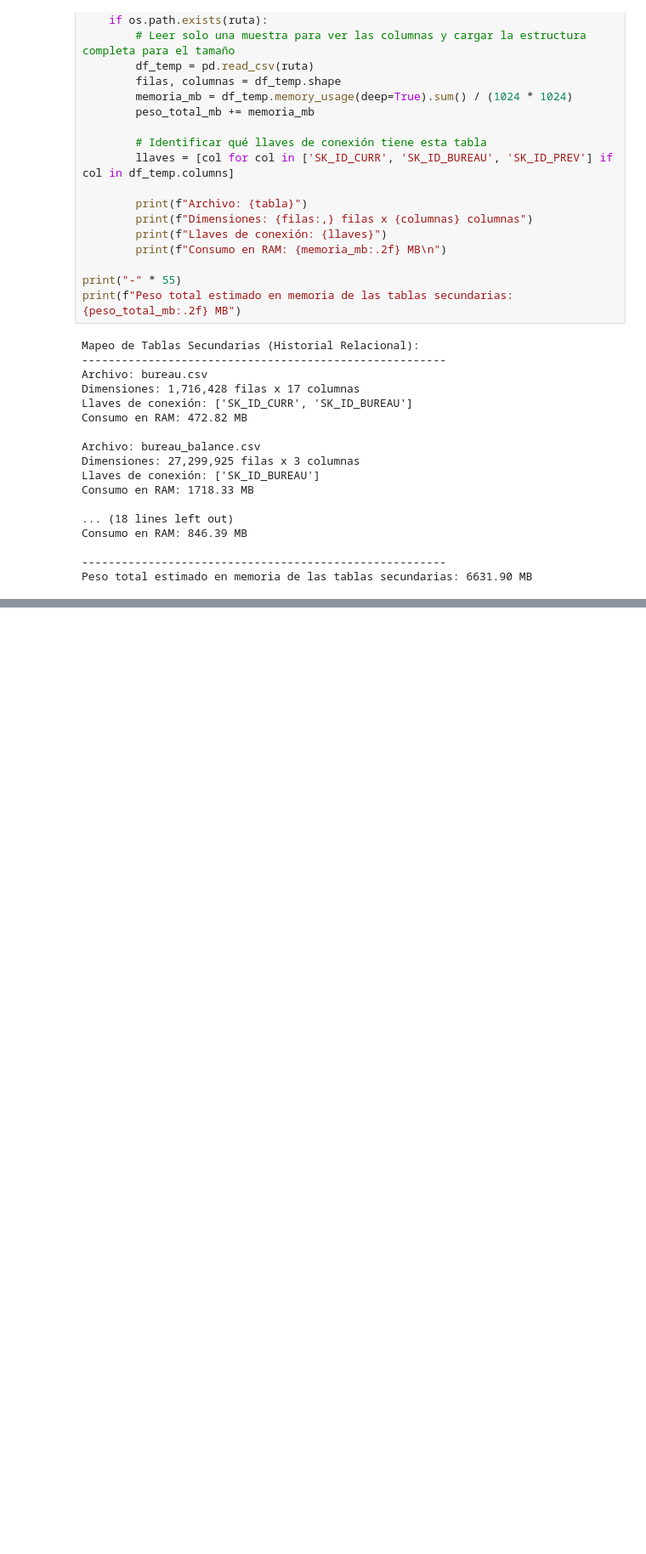
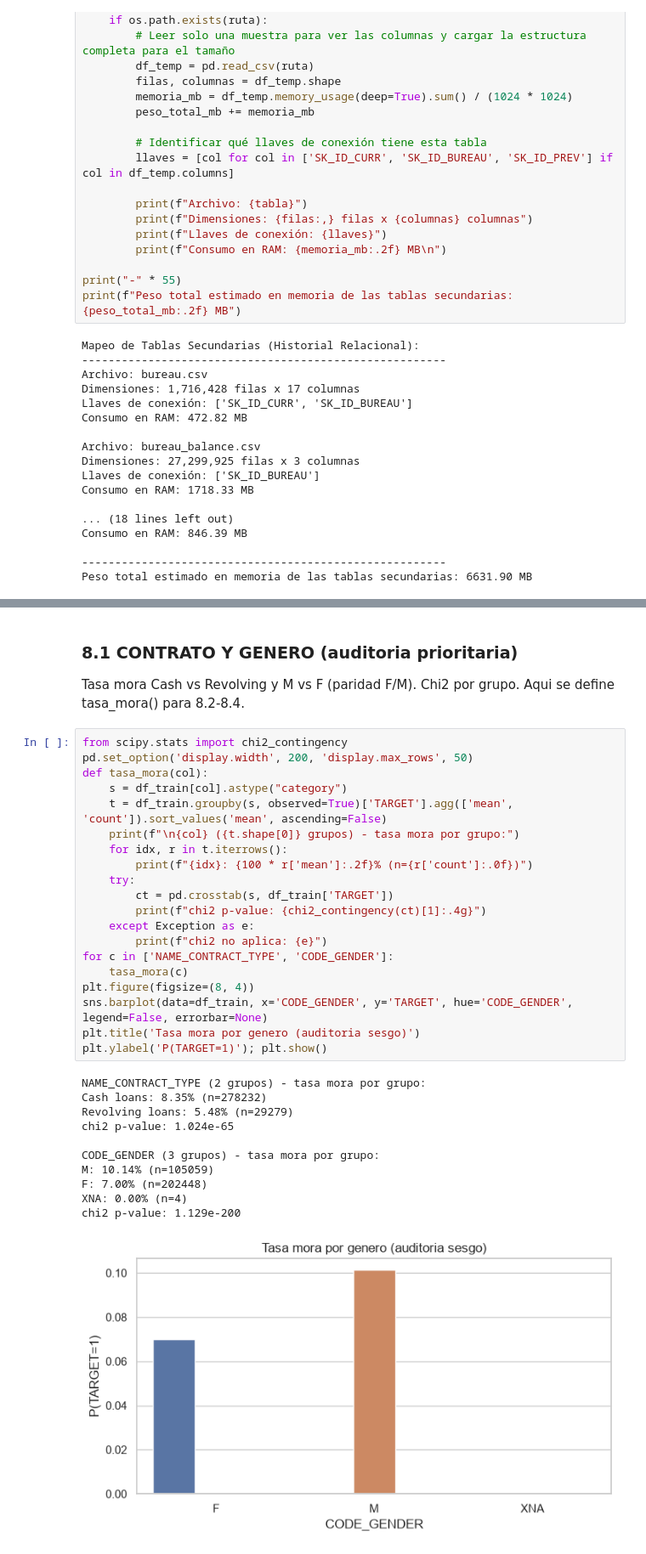
Before and after one commit to SebJoq21/Sistema-Predictivo_Home-Credit, a Jupyter notebook: 01-comprension-negocio-datos/01_EDA_application_train.ipynb, the cells around one changed output, grey strips where cells are left out. Shown at 85% size. Cells and saved outputs as stored; diff of their text form; blank space fills up the shorter version.

```diff
--- a/01-comprension-negocio-datos/01_EDA_application_train.ipynb
+++ b/01-comprension-negocio-datos/01_EDA_application_train.ipynb
@@ -184,0 +249,35 @@ Peso total estimado en memoria de las tablas secundarias: 6631.90 MB
+# %% [markdown]
+### **8.1 CONTRATO Y GENERO (auditoria prioritaria)**
+Tasa mora Cash vs Revolving y M vs F (paridad F/M). Chi2 por grupo. Aqui se define tasa_mora() para 8.2-8.4.
+# %%
+from scipy.stats import chi2_contingency
+pd.set_option('display.width', 200, 'display.max_rows', 50)
+def tasa_mora(col):
+    s = df_train[col].astype("category")
+    t = df_train.groupby(s, observed=True)['TARGET'].agg(['mean', 'count']).sort_values('mean', ascending=False)
+    print(f"\n{col} ({t.shape[0]} grupos) - tasa mora por grupo:")
+    for idx, r in t.iterrows():
+        print(f"{idx}: {100 * r['mean']:.2f}% (n={r['count']:.0f})")
+    try:
+        ct = pd.crosstab(s, df_train['TARGET'])
+        print(f"chi2 p-value: {chi2_contingency(ct)[1]:.4g}")
+    except Exception as e:
+        print(f"chi2 no aplica: {e}")
+for c in ['NAME_CONTRACT_TYPE', 'CODE_GENDER']:
+    tasa_mora(c)
+plt.figure(figsize=(8, 4))
+sns.barplot(data=df_train, x='CODE_GENDER', y='TARGET', hue='CODE_GENDER', legend=False, errorbar=None)
+plt.title('Tasa mora por genero (auditoria sesgo)')
+plt.ylabel('P(TARGET=1)'); plt.show()
+# %% [output]
+NAME_CONTRACT_TYPE (2 grupos) - tasa mora por grupo:
+Cash loans: 8.35% (n=278232)
+Revolving loans: 5.48% (n=29279)
+chi2 p-value: 1.024e-65
+
+CODE_GENDER (3 grupos) - tasa mora por grupo:
+M: 10.14% (n=105059)
+F: 7.00% (n=202448)
+XNA: 0.00% (n=4)
+chi2 p-value: 1.129e-200
+[figure, added]
```
Also changed, not shown: parts of 15 cells of this notebook, 1 other file.
